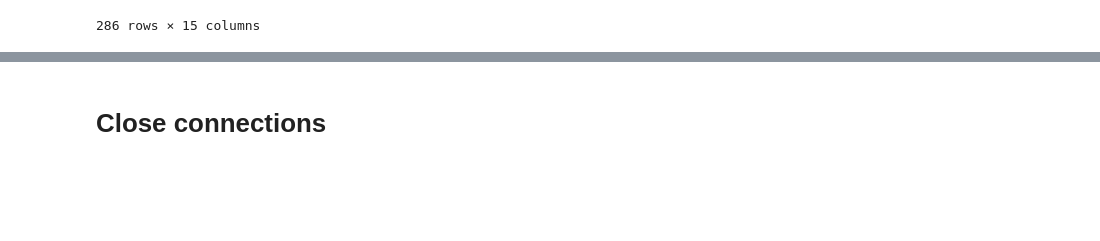
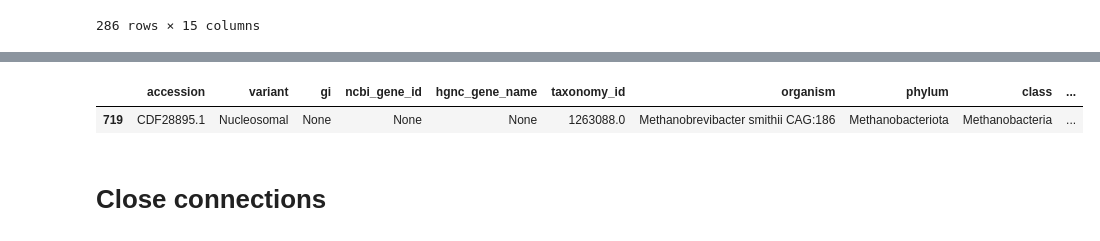
Before and after one commit to intbio/histonedb, a Jupyter notebook: CURATED_SET/curated_service/curatedDB/UPD_curatedDB_250408.ipynb, the cells around one changed output, grey strips where cells are left out. Saved outputs shown, nothing was run; the diff lists cells and outputs as text; code cells hidden in the pictures; blank space fills up the shorter version.

```diff
--- a/CURATED_SET/curated_service/curatedDB/UPD_curatedDB_250408.ipynb
+++ b/CURATED_SET/curated_service/curatedDB/UPD_curatedDB_250408.ipynb
@@ -742,3 +787,8 @@ conn.commit()
+# %%
+df_stevens_histone_2020[df_stevens_histone_2020['accession']=='CDF28895.1']
+# %% [output]
+|  | accession | variant | gi | ncbi_gene_id | hgnc_gene_name | taxonomy_id | organism | phylum | class | ... |
+| 719 | CDF28895.1 | Nucleosomal | None | None | None | 1263088.0 | Methanobrevibacter smithii CAG:186 | Methanobacteriota | Methanobacteria | ... |
 # %% [markdown]
 # Close connections
 # %%
```
Also changed, not shown: parts of 4 cells of this notebook, 1 other file.
